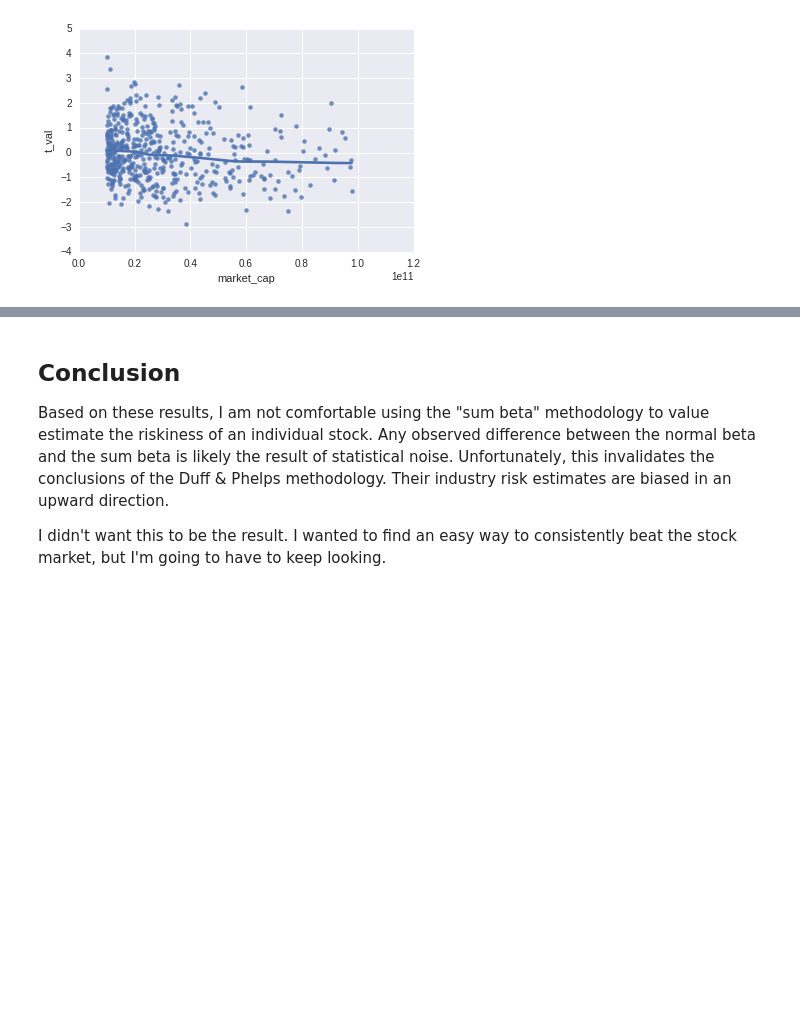
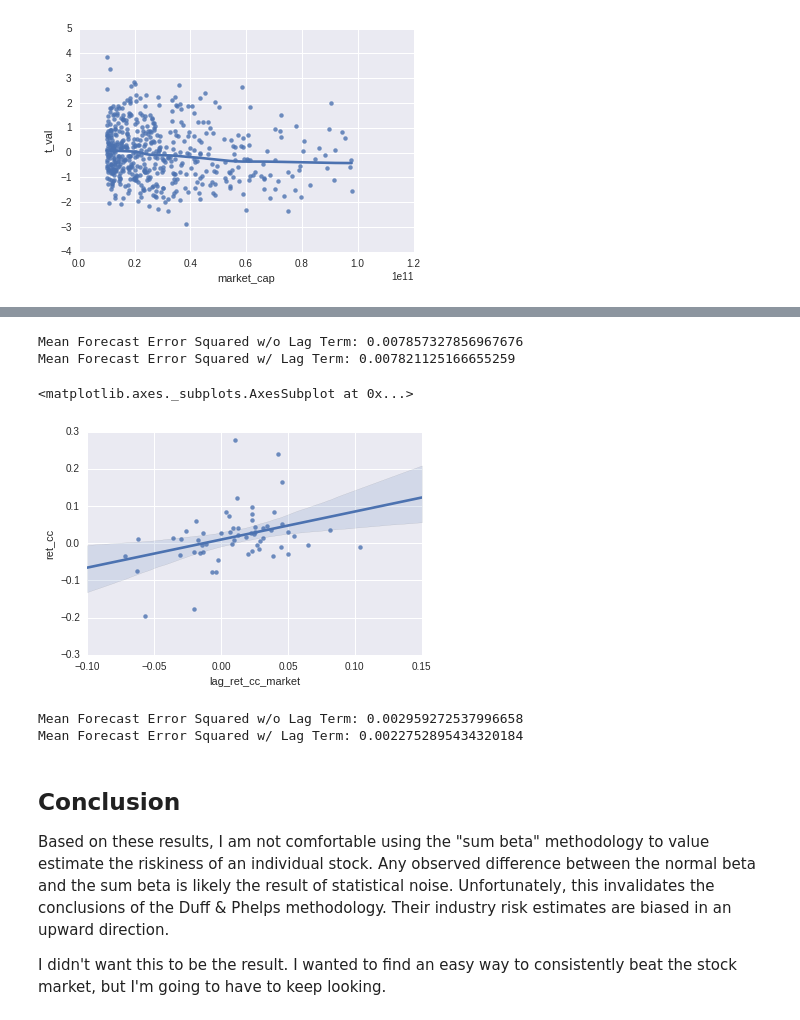
Before and after one commit to Anhmike/wmcm, a Jupyter notebook: ddm_tests/Beta_Lag_Effect.ipynb, the cells around one changed output, grey strips where cells are left out. Cells and saved outputs as stored; diff of their text form; code cells hidden in the pictures; blank space fills up the shorter version.

```diff
--- a/ddm_tests/Beta_Lag_Effect.ipynb
+++ b/ddm_tests/Beta_Lag_Effect.ipynb
@@ -349,3 +387,24 @@ plot_data['aic_likes_mr'].mean()
+# %%
+backtest_results = score_moving_forecasts(add_moving_forecasts(stocks['MAGS'].analysis_df))
+
+print('Mean Forecast Error Squared w/o Lag Term: ' + str(backtest_results['sr_error_sq'].mean()))
+print('Mean Forecast Error Squared w/ Lag Term: ' + str(backtest_results['mr_error_sq'].mean()))
+# %% [output]
+Mean Forecast Error Squared w/o Lag Term: 0.007857327856967676
+Mean Forecast Error Squared w/ Lag Term: 0.007821125166655259
+# %%
+sns.regplot(x='lag_ret_cc_market', y='ret_cc', data=stocks['PFBI'].analysis_df)
+# %% [output]
+<matplotlib.axes._subplots.AxesSubplot at 0x...>
+[figure, added]
+# %%
+backtest_results = score_moving_forecasts(add_moving_forecasts(stocks['PFBI'].analysis_df))
+
+print('Mean Forecast Error Squared w/o Lag Term: ' + str(backtest_results['sr_error_sq'].mean()))
+print('Mean Forecast Error Squared w/ Lag Term: ' + str(backtest_results['mr_error_sq'].mean()))
+# %% [output]
+Mean Forecast Error Squared w/o Lag Term: 0.002959272537996658
+Mean Forecast Error Squared w/ Lag Term: 0.0022752895434320184
 # %% [markdown]
 ## Conclusion
 
```
Also changed, not shown: parts of 20 cells of this notebook.
